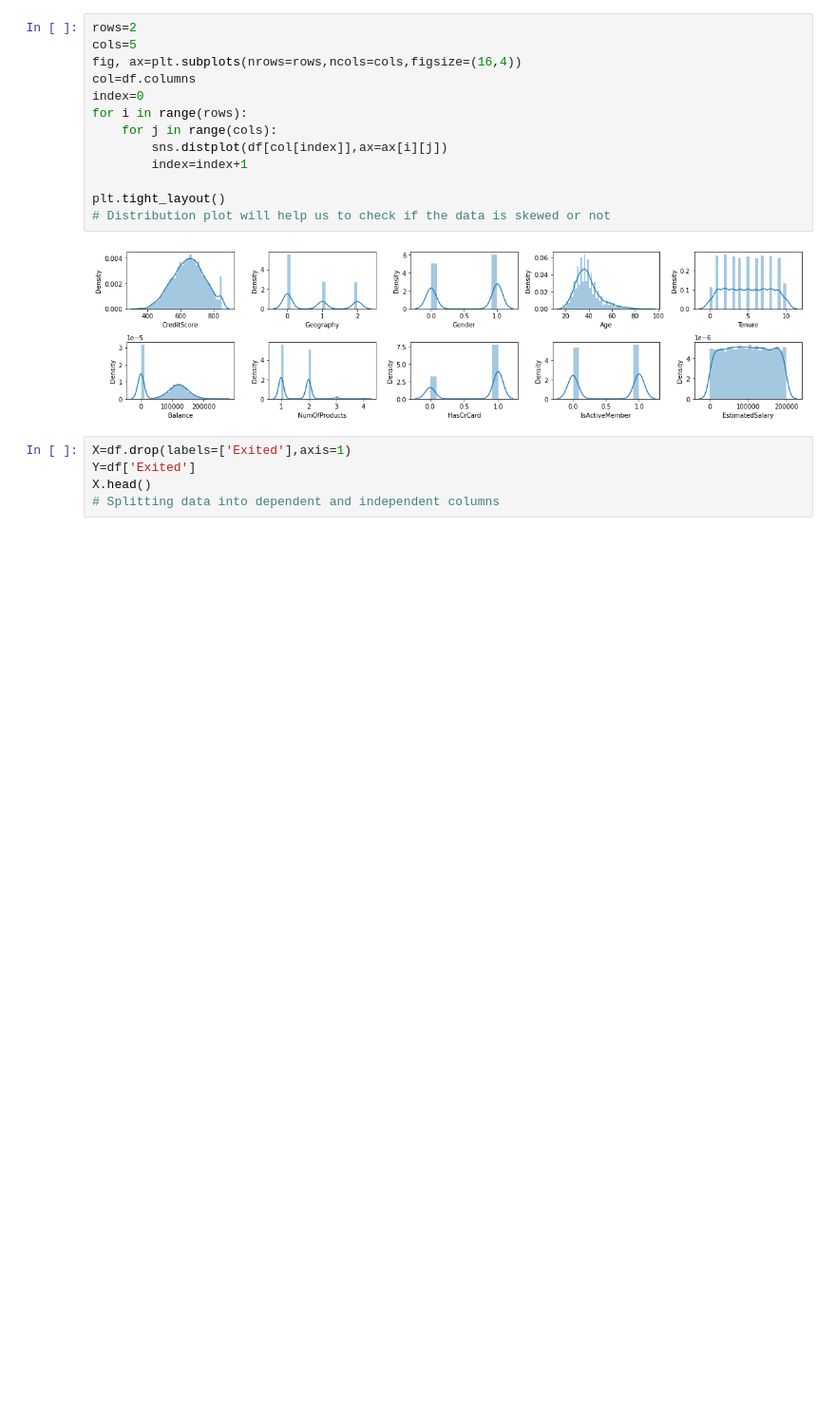
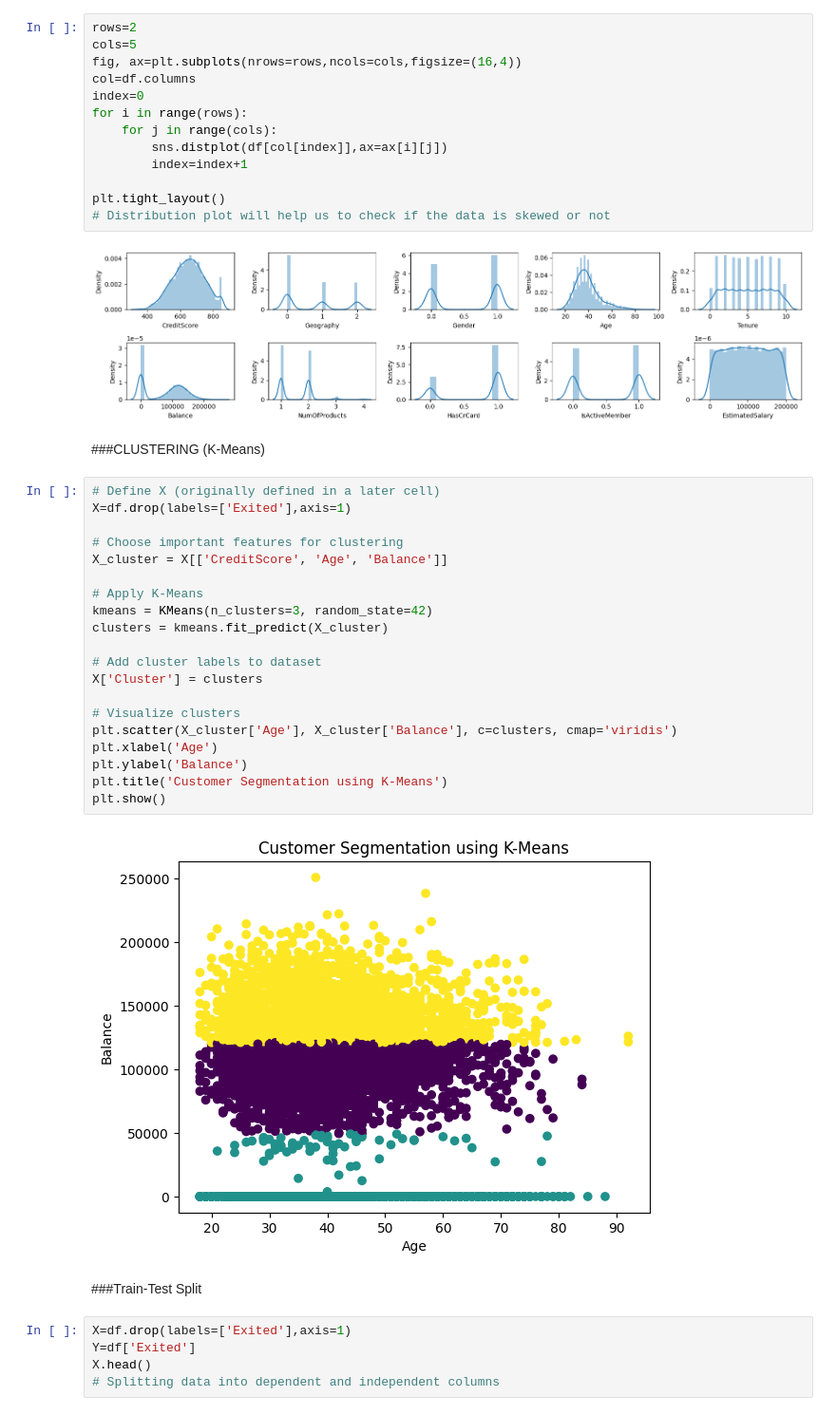
Before and after one commit to saipraveen-k/Customer-Churning-Prediction, a Jupyter notebook: Customer Churning Prediction.ipynb, the cells around one changed output. Shown at 95% size. Saved outputs shown, nothing was run; the diff lists cells and outputs as text; blank space fills up the shorter version.

Commit message:
updated with Association Rule Mining (Apriori)  and Clustering (K-Means)

```diff
--- a/Customer Churning Prediction.ipynb
+++ b/Customer Churning Prediction.ipynb
@@ -313,6 +367,32 @@ plt.tight_layout()
 # Distribution plot will help us to check if the data is skewed or not
 # %% [output]
 [figure]
+# %% [markdown]
+###CLUSTERING (K-Means)
+# %%
+# Define X (originally defined in a later cell)
+X=df.drop(labels=['Exited'],axis=1)
+
+# Choose important features for clustering
+X_cluster = X[['CreditScore', 'Age', 'Balance']]
+
+# Apply K-Means
+kmeans = KMeans(n_clusters=3, random_state=42)
+clusters = kmeans.fit_predict(X_cluster)
+
+# Add cluster labels to dataset
+X['Cluster'] = clusters
+
+# Visualize clusters
+plt.scatter(X_cluster['Age'], X_cluster['Balance'], c=clusters, cmap='viridis')
+plt.xlabel('Age')
+plt.ylabel('Balance')
+plt.title('Customer Segmentation using K-Means')
+plt.show()
+# %% [output]
+[figure, added]
+# %% [markdown]
+###Train-Test Split
 # %%
 X=df.drop(labels=['Exited'],axis=1)
 Y=df['Exited']
```
Also changed, not shown: parts of 38 cells of this notebook.
